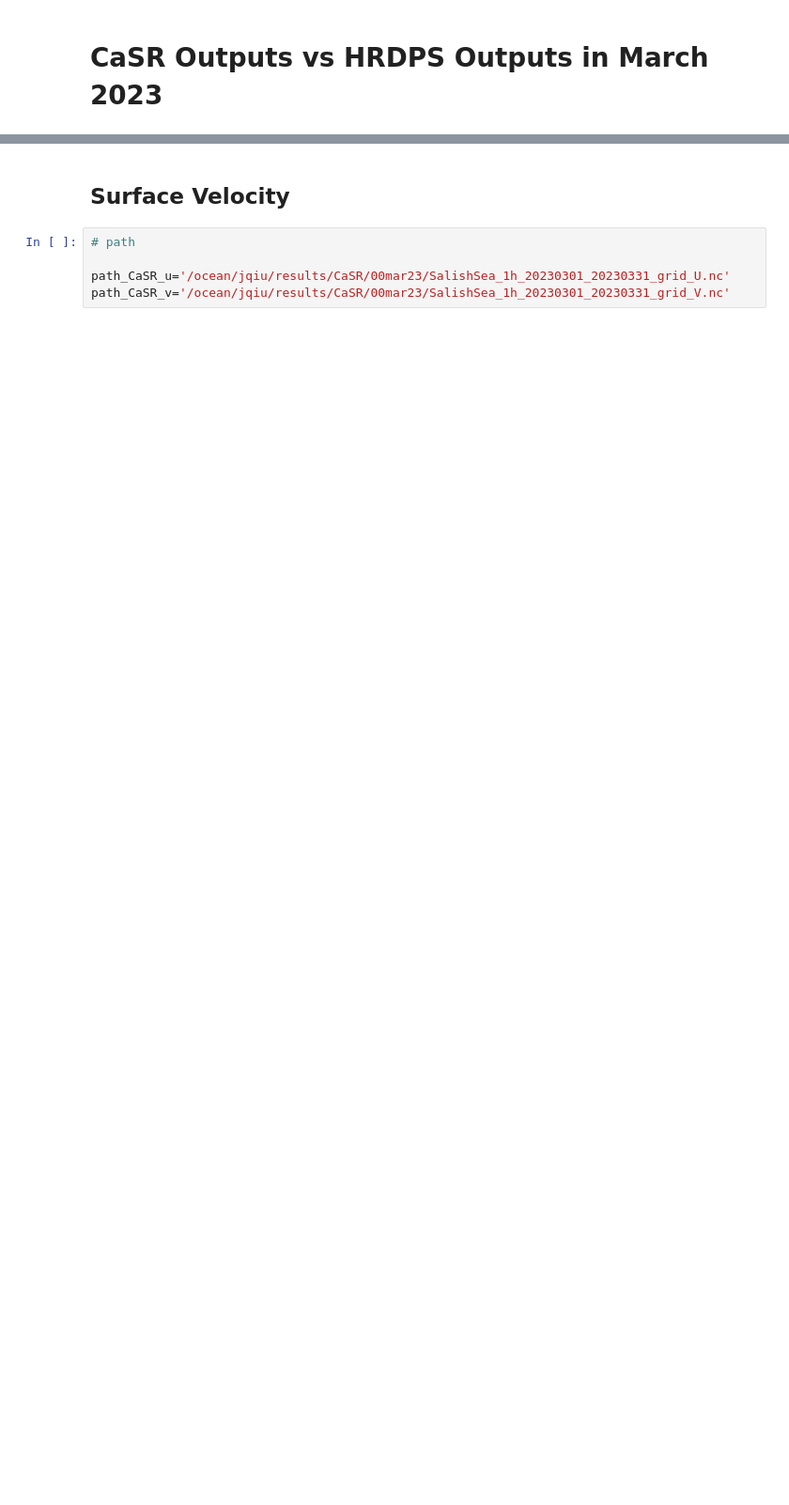
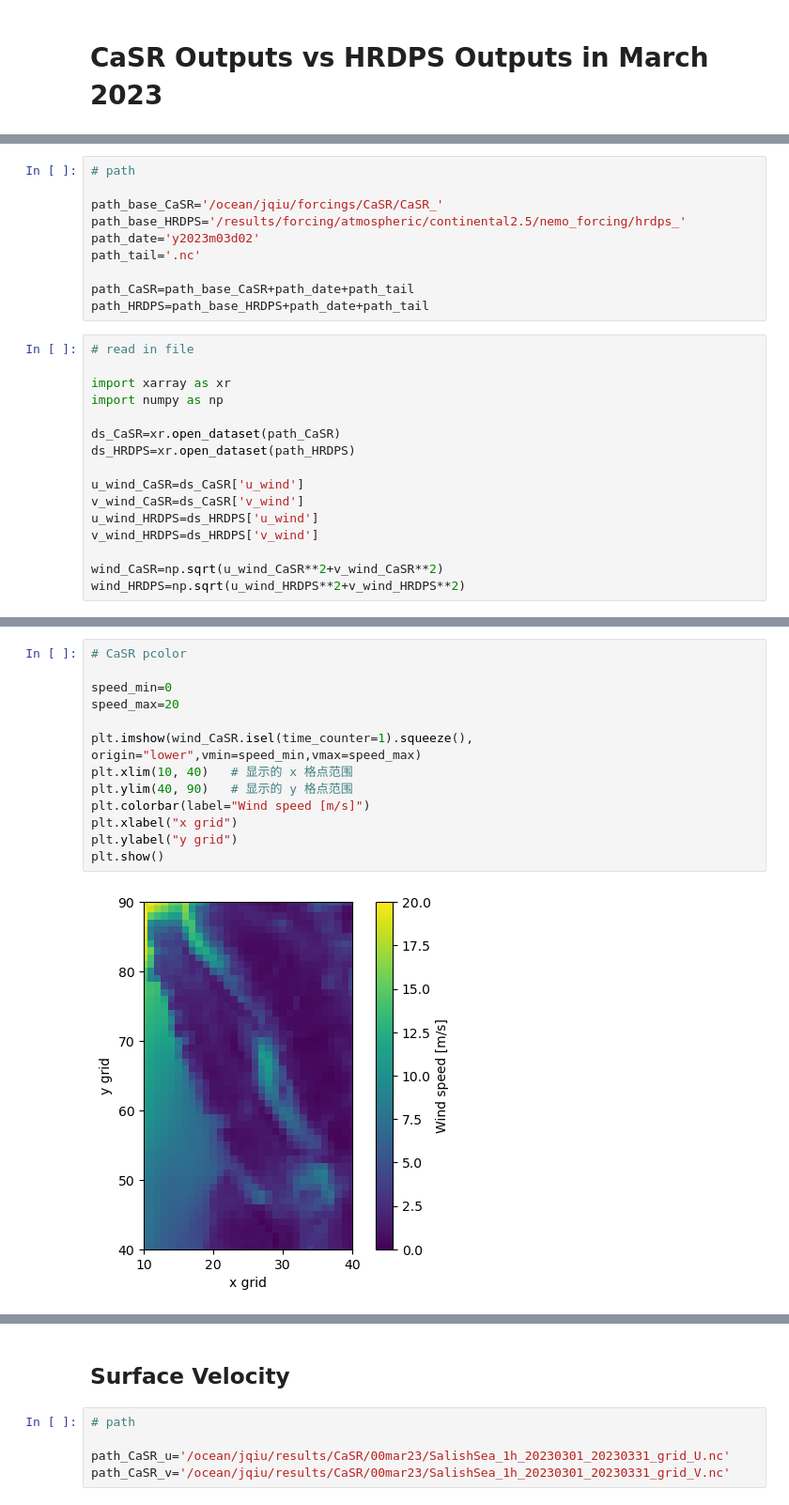
Before and after one commit to SalishSeaCast/analysis-junqi, a Jupyter notebook: Analysis_Atmospheric_Forcing/Analysis_results_comparison/Test_results_comparison/mar23_CaSRvs_HRDPS.ipynb, the cells around one changed output, grey strips where cells are left out. Shown at 94% size. Drawn from its saved outputs; the diff is of its cells as text; blank space fills up the shorter version.

```diff
--- a/Analysis_Atmospheric_Forcing/Analysis_results_comparison/Test_results_comparison/mar23_CaSRvs_HRDPS.ipynb
+++ b/Analysis_Atmospheric_Forcing/Analysis_results_comparison/Test_results_comparison/mar23_CaSRvs_HRDPS.ipynb
@@ -2,0 +8,26 @@
+# %%
+# path
+
+path_base_CaSR='/ocean/jqiu/forcings/CaSR/CaSR_'
+path_base_HRDPS='/results/forcing/atmospheric/continental2.5/nemo_forcing/hrdps_'
+path_date='y2023m03d02'
+path_tail='.nc'
+
+path_CaSR=path_base_CaSR+path_date+path_tail
+path_HRDPS=path_base_HRDPS+path_date+path_tail
+# %%
+# read in file
+
+import xarray as xr
+import numpy as np
+
+ds_CaSR=xr.open_dataset(path_CaSR)
+ds_HRDPS=xr.open_dataset(path_HRDPS)
+
+u_wind_CaSR=ds_CaSR['u_wind']
+v_wind_CaSR=ds_CaSR['v_wind']
+u_wind_HRDPS=ds_HRDPS['u_wind']
+v_wind_HRDPS=ds_HRDPS['v_wind']
+
+wind_CaSR=np.sqrt(u_wind_CaSR**2+v_wind_CaSR**2)
+wind_HRDPS=np.sqrt(u_wind_HRDPS**2+v_wind_HRDPS**2)
@@ -2,0 +121,15 @@
+# %%
+# CaSR pcolor
+
+speed_min=0
+speed_max=20
+
+plt.imshow(wind_CaSR.isel(time_counter=1).squeeze(), origin="lower",vmin=speed_min,vmax=speed_max)
+plt.xlim(10, 40)   # 显示的 x 格点范围
+plt.ylim(40, 90)   # 显示的 y 格点范围
+plt.colorbar(label="Wind speed [m/s]")
+plt.xlabel("x grid")
+plt.ylabel("y grid")
+plt.show()
+# %% [output]
+[figure, added]
```
Also changed, not shown: parts of 10 cells of this notebook, 1 other file.
